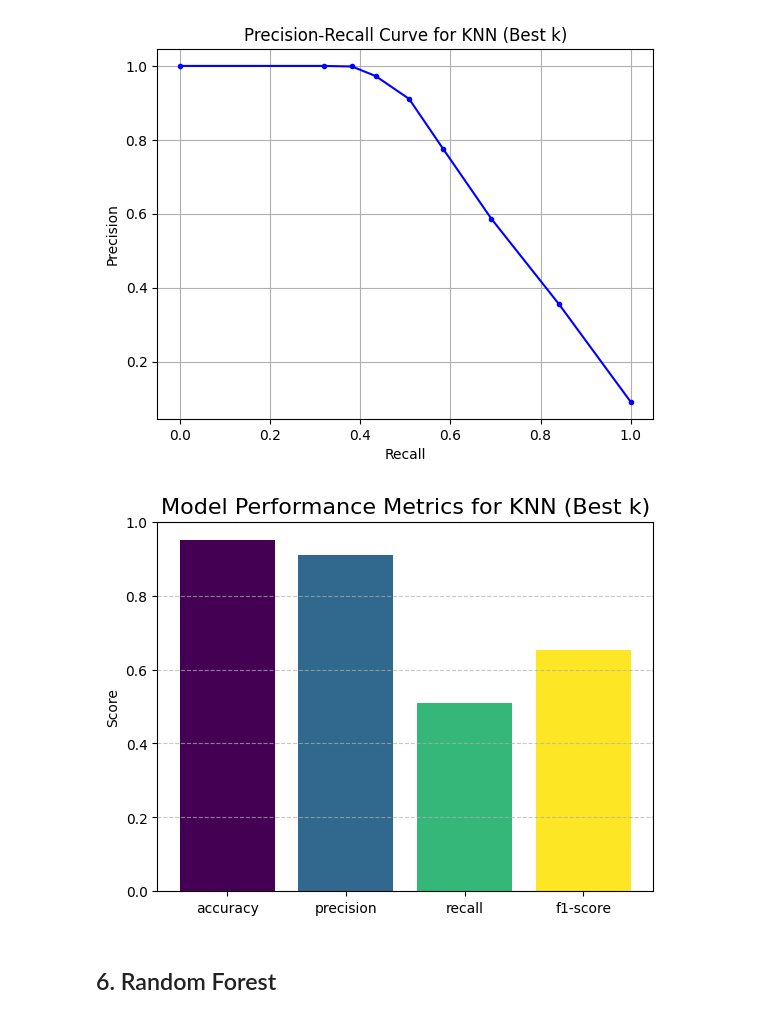
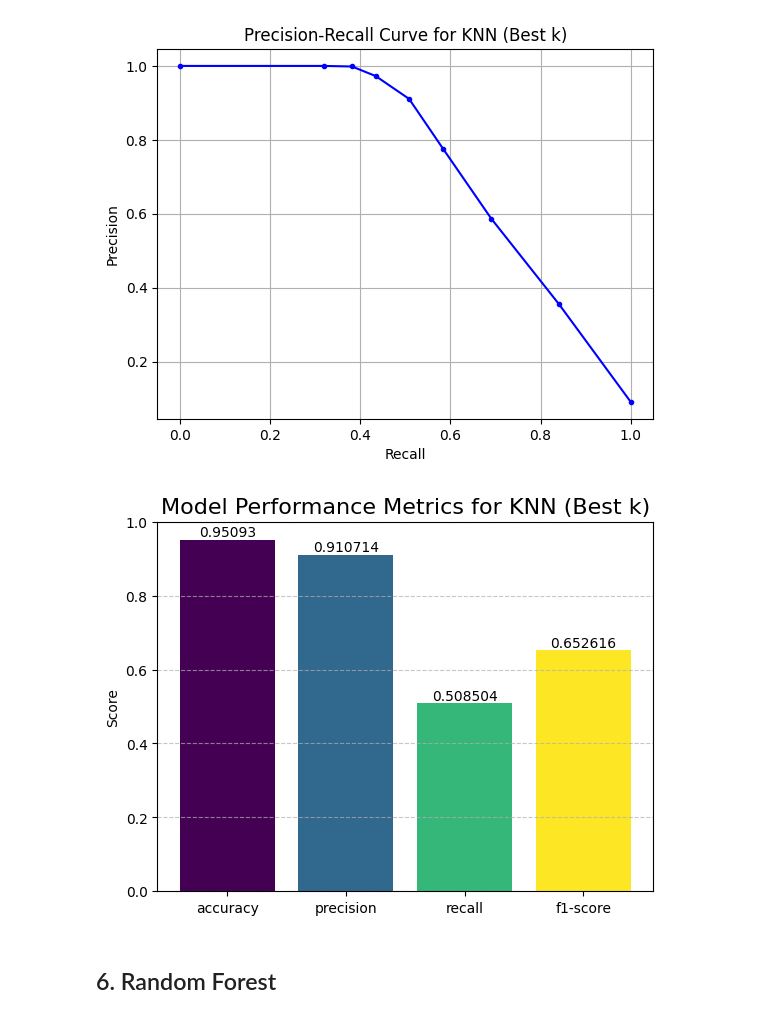
Before and after one commit to alankriti-dubey/DIC-Project, a Jupyter notebook: src/DIC_phase2-checkpoint.ipynb, the cells around one changed output. Saved outputs shown, nothing was run; the diff lists cells and outputs as text; code cells hidden in the pictures.

```diff
--- a/src/DIC_phase2-checkpoint.ipynb
+++ b/src/DIC_phase2-checkpoint.ipynb
@@ -454,7 +454,7 @@ print(y_train.shape)
 # %% [markdown]
 Train the model and make predictions
 # %%
-k_values = range(1, 25)
+k_values = range(1, 26)
 accuracies = []
 best_k = None
 best_accuracy = 0
@@ -537,19 +568,23 @@ plt.show()
 # %%
 # Calculate metrics for best K
 report = classification_report(y_test_knn, y_pred_best_knn, output_dict=True)
 metrics = ['accuracy', 'precision', 'recall', 'f1-score']
 values = [report['accuracy'], report['1']['precision'], report['1']['recall'], report['1']['f1-score']]
 colors = plt.cm.viridis(np.linspace(0, 1, len(metrics)))  # Viridis palette
 
+
 # Create the bar plot
 plt.figure()
-plt.bar(metrics, values, color=colors)
+bars=plt.bar(metrics, values, color=colors)
 plt.ylim(0, 1)
 plt.ylabel('Score')
 plt.title('Model Performance Metrics for KNN (Best k)', fontsize=16)
 plt.grid(axis='y', linestyle='--', alpha=0.7)
+plt.bar_label(bars)
+
+plt.show()
 # %% [output]
-[figure, old version]
+[figure, new version]
 # %% [markdown]
 ## 6. Random Forest
 # %% [markdown]
```
Also changed, not shown: parts of 6 cells of this notebook.
